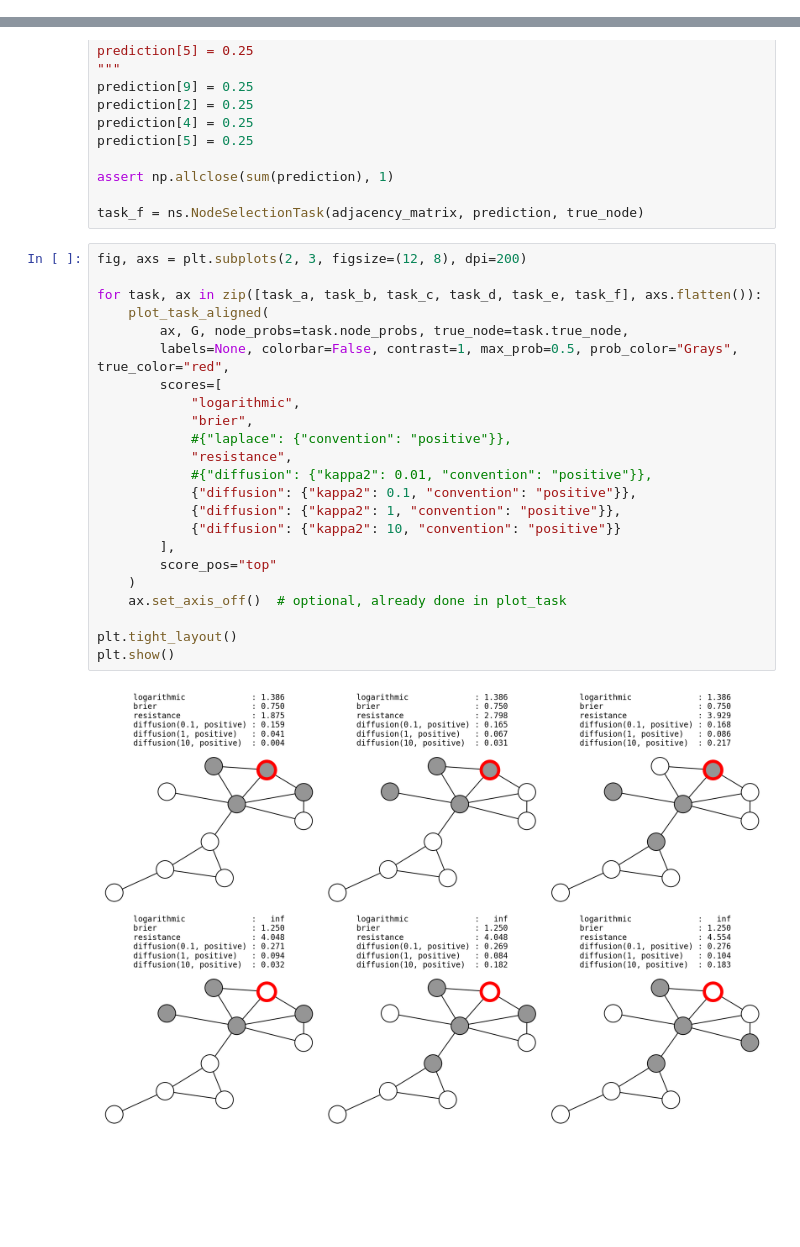
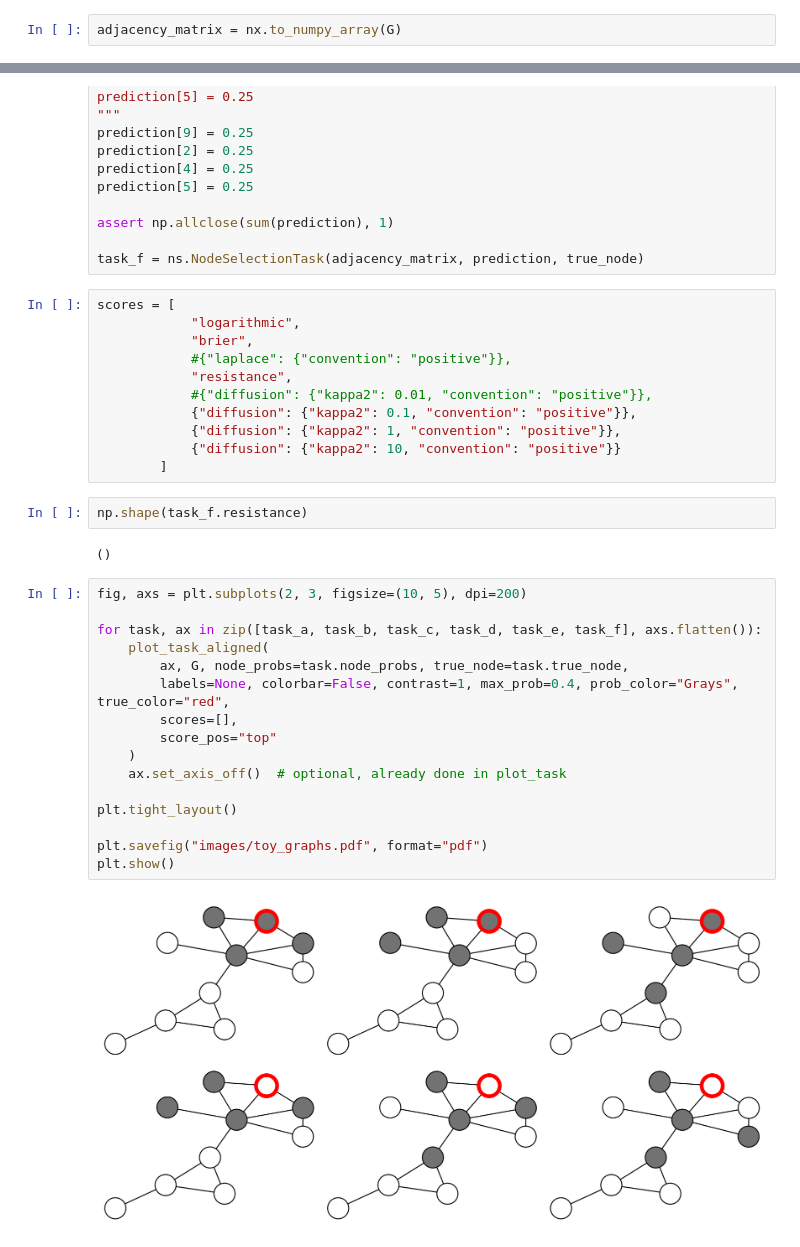
Before and after one commit to lo-hfk/proper-graph-scoring-rules, a Jupyter notebook: examples/NodeSelectionExamples_AbstractNetSci26.ipynb, the cells around one changed output, grey strips where cells are left out. Drawn from its saved outputs; the diff is of its cells as text; blank space fills up the shorter version.

```diff
--- a/examples/NodeSelectionExamples_AbstractNetSci26.ipynb
+++ b/examples/NodeSelectionExamples_AbstractNetSci26.ipynb
@@ -256,6 +256,8 @@ G.remove_node(9)
 G.add_edge(7,5)
 G.add_node(9)
 G.add_edges_from([(1,9),(4,9)])
+# %%
+adjacency_matrix = nx.to_numpy_array(G)
 # %%
 # Task a
 
@@ -360,28 +362,36 @@ prediction[5] = 0.25
 assert np.allclose(sum(prediction), 1)
 
 task_f = ns.NodeSelectionTask(adjacency_matrix, prediction, true_node)
+# %%
+scores = [
+            "logarithmic",
+            "brier",
+            #{"laplace": {"convention": "positive"}},
+            "resistance",
+            #{"diffusion": {"kappa2": 0.01, "convention": "positive"}},
+            {"diffusion": {"kappa2": 0.1, "convention": "positive"}},
+            {"diffusion": {"kappa2": 1, "convention": "positive"}},
+            {"diffusion": {"kappa2": 10, "convention": "positive"}}
+        ]
+# %%
+np.shape(task_f.resistance)
+# %% [output]
+()
 # %%
-fig, axs = plt.subplots(2, 3, figsize=(12, 8), dpi=200)
+fig, axs = plt.subplots(2, 3, figsize=(10, 5), dpi=200)
 
 for task, ax in zip([task_a, task_b, task_c, task_d, task_e, task_f], axs.flatten()):
     plot_task_aligned(
         ax, G, node_probs=task.node_probs, true_node=task.true_node,
-        labels=None, colorbar=False, contrast=1, max_prob=0.5, prob_color="Grays", true_color="red",
-        scores=[
-            "logarithmic",
-            "brier",
-            #{"laplace": {"convention": "positive"}},
-            "resistance",
-            #{"diffusion": {"kappa2": 0.01, "convention": "positive"}},
-            {"diffusion": {"kappa2": 0.1, "convention": "positive"}},
-            {"diffusion": {"kappa2": 1, "convention": "positive"}},
-            {"diffusion": {"kappa2": 10, "convention": "positive"}}
-        ],
+        labels=None, colorbar=False, contrast=1, max_prob=0.4, prob_color="Grays", true_color="red",
+        scores=[],
         score_pos="top"
     )
     ax.set_axis_off()  # optional, already done in plot_task
 
 plt.tight_layout()
+
+plt.savefig("images/toy_graphs.pdf", format="pdf")
 plt.show()
 # %% [output]
-[figure, old version]
+[figure, new version]
```
Also changed, not shown: parts of 6 cells of this notebook, 5 other files.
